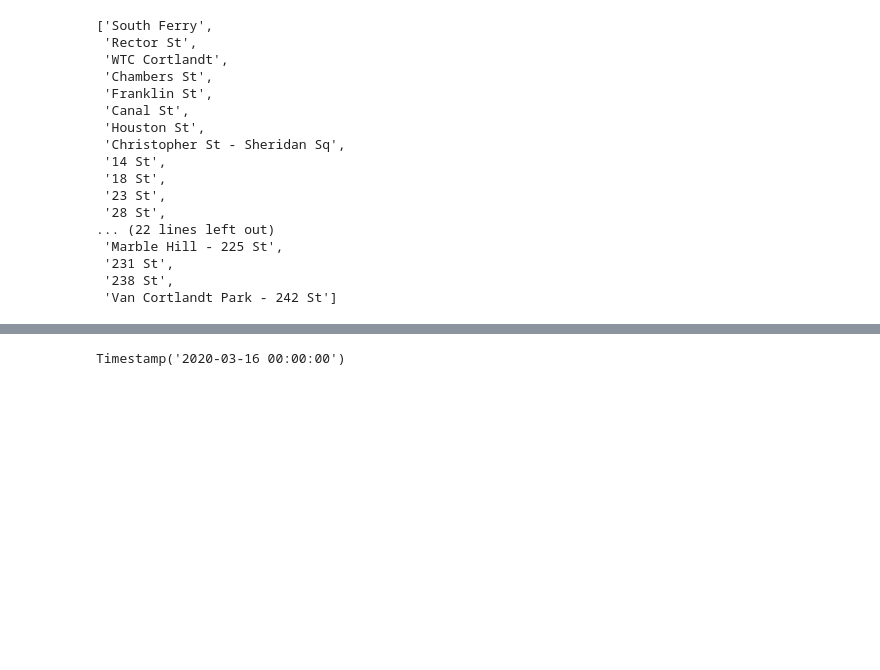
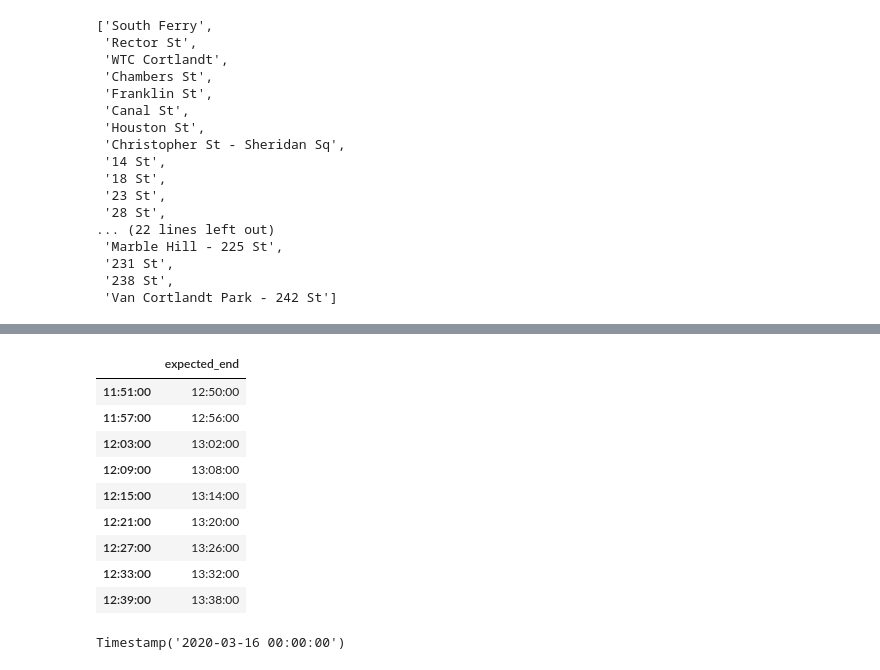
Before and after one commit to samstewart/subway-delay, a Jupyter notebook: src/notebooks/trip_lengths.ipynb, the cells around one changed output, grey strips where cells are left out. Drawn from its saved outputs; the diff is of its cells as text; code cells hidden in the pictures; blank space fills up the shorter version.

```diff
--- a/src/notebooks/trip_lengths.ipynb
+++ b/src/notebooks/trip_lengths.ipynb
@@ -206,8 +209,22 @@ projection={"timestsamp": 1,
 timetable.index.name = None
 # %%
 # template per day
-expected_times = pd.DataFrame(index= pd.timedelta_range(start='11:51:00', periods=9, freq='6T'),
+expected_times = pd.DataFrame(index=
+                              pd.timedelta_range(start='11:51:00', periods=9, freq='6T'),
                                         data={"expected_end": pd.timedelta_range(start='12:50:00', periods=9, freq='6T'), })
+# %%
+expected_times
+# %% [output]
+|  | expected_end |
+| 11:51:00 | 12:50:00 |
+| 11:57:00 | 12:56:00 |
+| 12:03:00 | 13:02:00 |
+| 12:09:00 | 13:08:00 |
+| 12:15:00 | 13:14:00 |
+| 12:21:00 | 13:20:00 |
+| 12:27:00 | 13:26:00 |
+| 12:33:00 | 13:32:00 |
+| 12:39:00 | 13:38:00 |
 # %%
 afternoon = timetable.between_time('11:50', '12:40').copy()
 afternoon.columns = afternoon.columns.droplevel(level=0)
```
Also changed, not shown: parts of 6 cells of this notebook, 14 other files.
